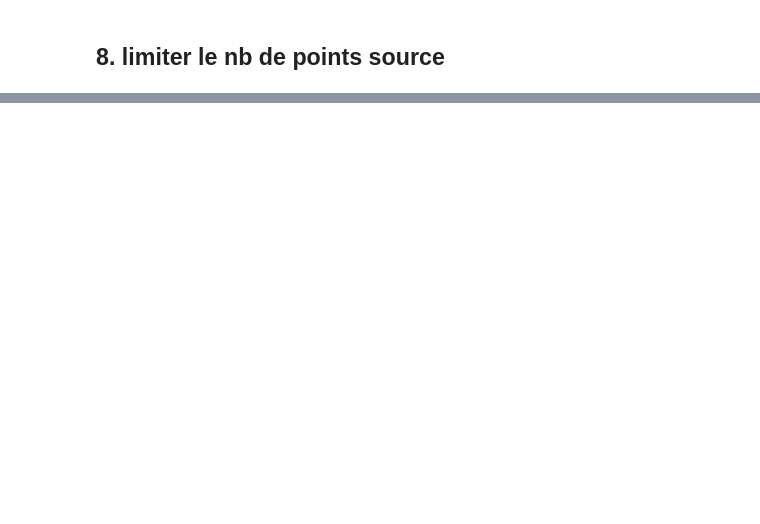
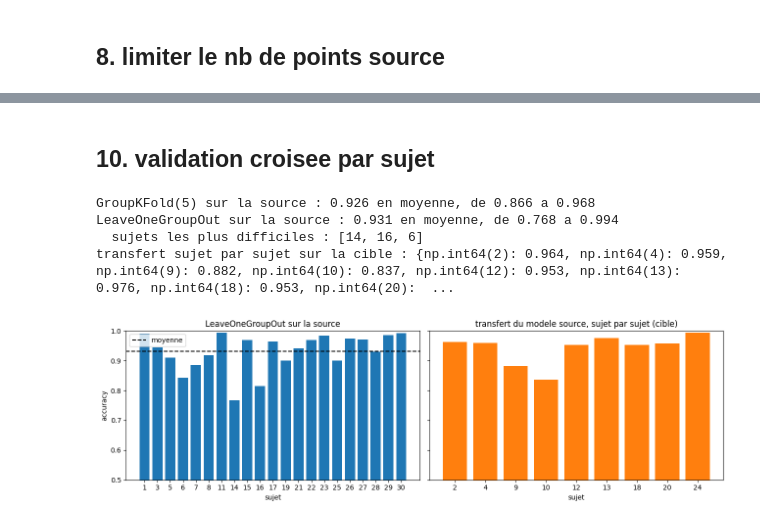
Before and after one commit to ArnaudG16/domain-adaptation-time-series, a Jupyter notebook: notebooks/har/classification_har.ipynb, the cells around one changed output, grey strips where cells are left out. Drawn from its saved outputs; the diff is of its cells as text; code cells hidden in the pictures; blank space fills up the shorter version.

```diff
--- a/notebooks/har/classification_har.ipynb
+++ b/notebooks/har/classification_har.ipynb
@@ -359,0 +417,45 @@ plt.show()
+# %% [markdown]
+## 10. validation croisee par sujet
+# %%
+from sklearn.model_selection import GroupKFold, LeaveOneGroupOut
+
+scores_gkf = [predict("classification", Xs[tr], ys[tr], Xs[te], ys[te])["accuracy"]
+              for tr, te in GroupKFold(n_splits=5).split(Xs, ys, groups=subj_s)]
+print(f"GroupKFold(5) sur la source : {np.mean(scores_gkf):.3f} en moyenne, "
+      f"de {min(scores_gkf):.3f} a {max(scores_gkf):.3f}")
+
+scores_logo, sujets_logo = [], []
+for tr, te in LeaveOneGroupOut().split(Xs, ys, groups=subj_s):
+    scores_logo.append(predict("classification", Xs[tr], ys[tr], Xs[te], ys[te])["accuracy"])
+    sujets_logo.append(int(subj_s[te][0]))
+print(f"LeaveOneGroupOut sur la source : {np.mean(scores_logo):.3f} en moyenne, "
+      f"de {min(scores_logo):.3f} a {max(scores_logo):.3f}")
+print("  sujets les plus difficiles :",
+      [s for _, s in sorted(zip(scores_logo, sujets_logo))[:3]])
+
+modele_cv = default_model("classification").fit(Xs_train, ys_train)
+sujets_cible = sorted(set(subj_t))
+scores_cible = [float((modele_cv.predict(Xt[subj_t == s]) == yt[subj_t == s]).mean())
+                for s in sujets_cible]
+print("transfert sujet par sujet sur la cible :",
+      {s: round(a, 3) for s, a in zip(sujets_cible, scores_cible)})
+
+fig, axes = plt.subplots(1, 2, figsize=(13, 4), sharey=True)
+axes[0].bar([str(s) for s in sujets_logo], scores_logo)
+axes[0].axhline(np.mean(scores_logo), color="k", linestyle="--", label="moyenne")
+axes[0].set_title("LeaveOneGroupOut sur la source")
+axes[0].set_xlabel("sujet")
+axes[0].set_ylabel("accuracy")
+axes[0].legend()
+axes[1].bar([str(s) for s in sujets_cible], scores_cible, color="tab:orange")
+axes[1].set_title("transfert du modele source, sujet par sujet (cible)")
+axes[1].set_xlabel("sujet")
+plt.ylim(0.5, 1.0)
+plt.tight_layout()
+plt.show()
+# %% [output]
+GroupKFold(5) sur la source : 0.926 en moyenne, de 0.866 a 0.968
+LeaveOneGroupOut sur la source : 0.931 en moyenne, de 0.768 a 0.994
+  sujets les plus difficiles : [14, 16, 6]
+transfert sujet par sujet sur la cible : {np.int64(2): 0.964, np.int64(4): 0.959, np.int64(9): 0.882, np.int64(10): 0.837, np.int64(12): 0.953, np.int64(13): 0.976, np.int64(18): 0.953, np.int64(20):  ...
+[figure, added]
```
Also changed, not shown: parts of 14 cells of this notebook.
